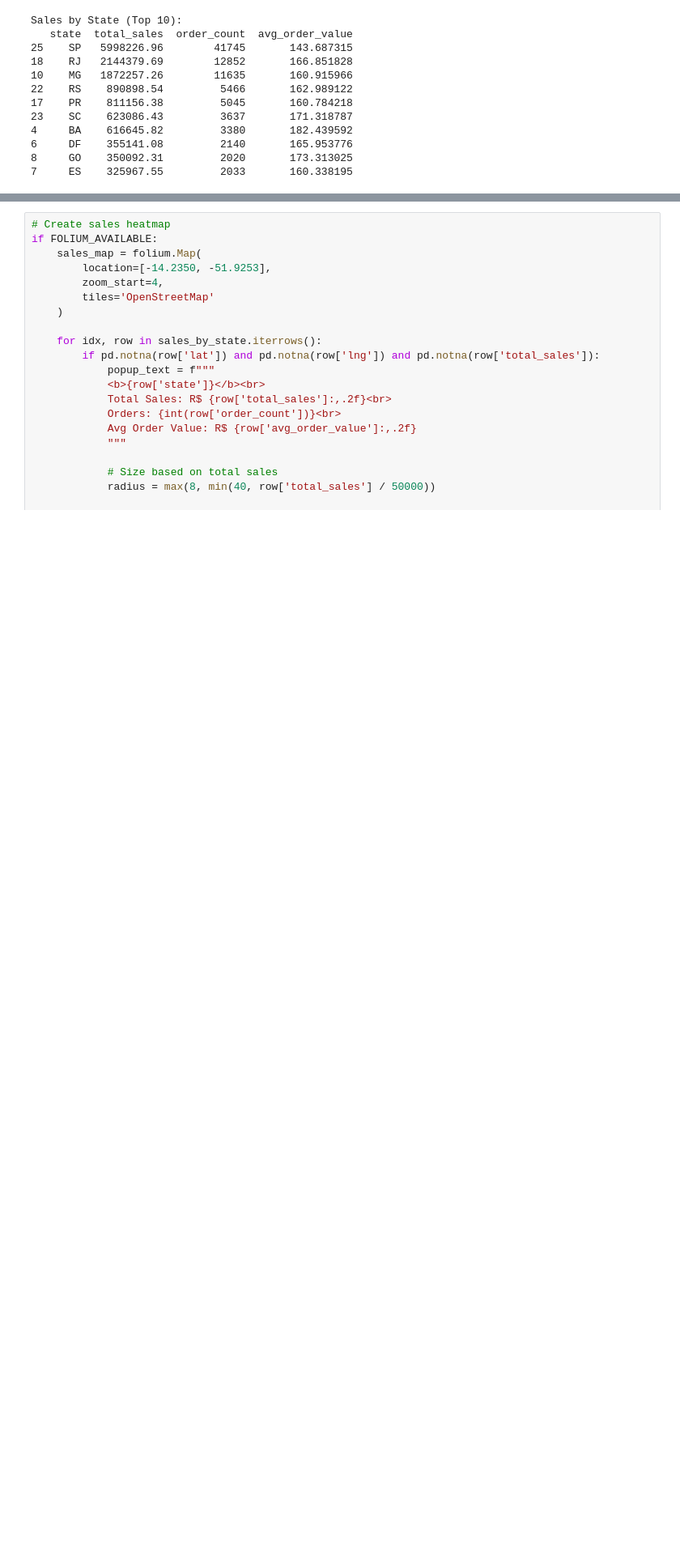
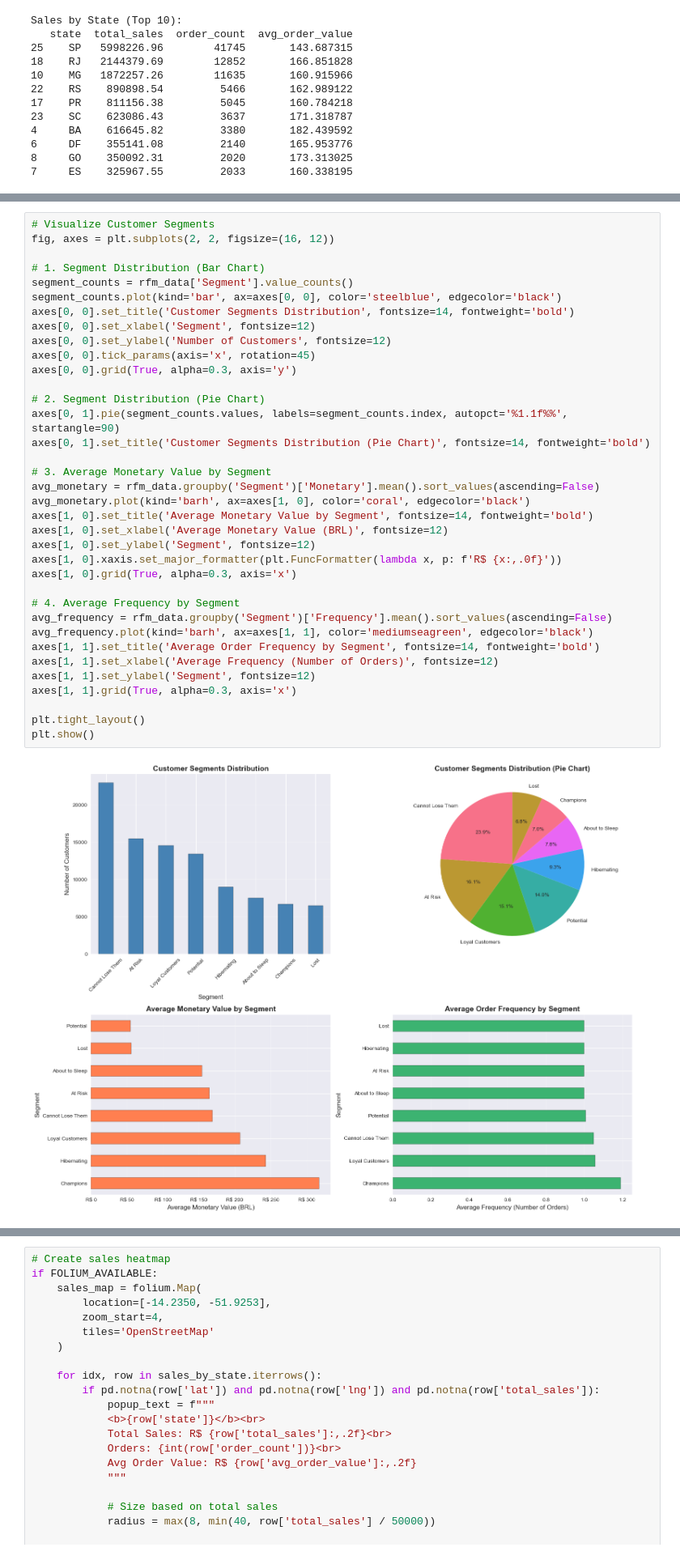
Before and after one commit to estheruj/dsai3-module2-project-team5, a Jupyter notebook: notebooks/eda.ipynb, the cells around one changed output, grey strips where cells are left out. Shown at 81% size. Saved outputs shown, nothing was run; the diff lists cells and outputs as text; blank space fills up the shorter version.

```diff
--- a/notebooks/eda.ipynb
+++ b/notebooks/eda.ipynb
@@ -978,0 +1110,38 @@ Sales by State (Top 10):
+# %%
+# Visualize Customer Segments
+fig, axes = plt.subplots(2, 2, figsize=(16, 12))
+
+# 1. Segment Distribution (Bar Chart)
+segment_counts = rfm_data['Segment'].value_counts()
+segment_counts.plot(kind='bar', ax=axes[0, 0], color='steelblue', edgecolor='black')
+axes[0, 0].set_title('Customer Segments Distribution', fontsize=14, fontweight='bold')
+axes[0, 0].set_xlabel('Segment', fontsize=12)
+axes[0, 0].set_ylabel('Number of Customers', fontsize=12)
+axes[0, 0].tick_params(axis='x', rotation=45)
+axes[0, 0].grid(True, alpha=0.3, axis='y')
+
+# 2. Segment Distribution (Pie Chart)
+axes[0, 1].pie(segment_counts.values, labels=segment_counts.index, autopct='%1.1f%%', startangle=90)
+axes[0, 1].set_title('Customer Segments Distribution (Pie Chart)', fontsize=14, fontweight='bold')
+
+# 3. Average Monetary Value by Segment
+avg_monetary = rfm_data.groupby('Segment')['Monetary'].mean().sort_values(ascending=False)
+avg_monetary.plot(kind='barh', ax=axes[1, 0], color='coral', edgecolor='black')
+axes[1, 0].set_title('Average Monetary Value by Segment', fontsize=14, fontweight='bold')
+axes[1, 0].set_xlabel('Average Monetary Value (BRL)', fontsize=12)
+axes[1, 0].set_ylabel('Segment', fontsize=12)
+axes[1, 0].xaxis.set_major_formatter(plt.FuncFormatter(lambda x, p: f'R$ {x:,.0f}'))
+axes[1, 0].grid(True, alpha=0.3, axis='x')
+
+# 4. Average Frequency by Segment
+avg_frequency = rfm_data.groupby('Segment')['Frequency'].mean().sort_values(ascending=False)
+avg_frequency.plot(kind='barh', ax=axes[1, 1], color='mediumseagreen', edgecolor='black')
+axes[1, 1].set_title('Average Order Frequency by Segment', fontsize=14, fontweight='bold')
+axes[1, 1].set_xlabel('Average Frequency (Number of Orders)', fontsize=12)
+axes[1, 1].set_ylabel('Segment', fontsize=12)
+axes[1, 1].grid(True, alpha=0.3, axis='x')
+
+plt.tight_layout()
+plt.show()
+# %% [output]
+[figure, added]
```
Also changed, not shown: parts of 6 cells of this notebook.
